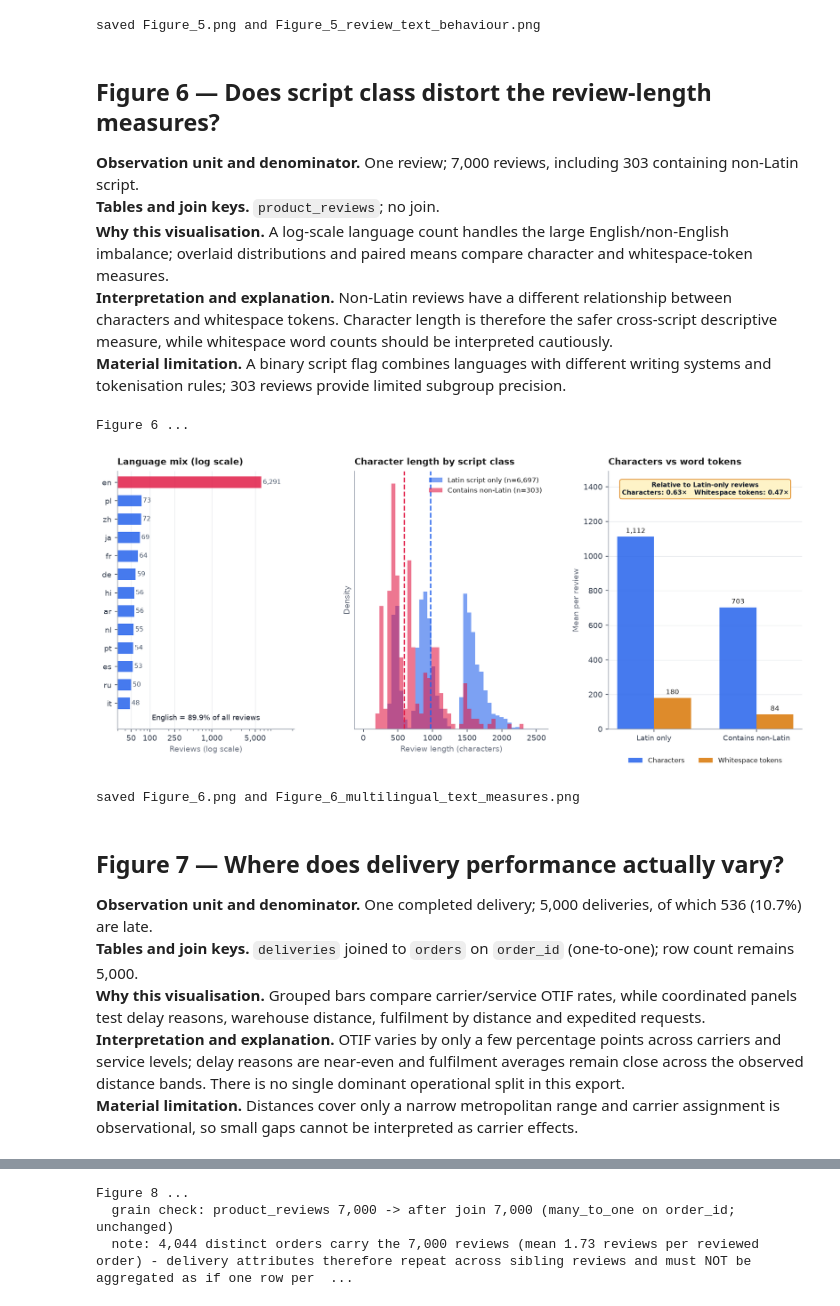
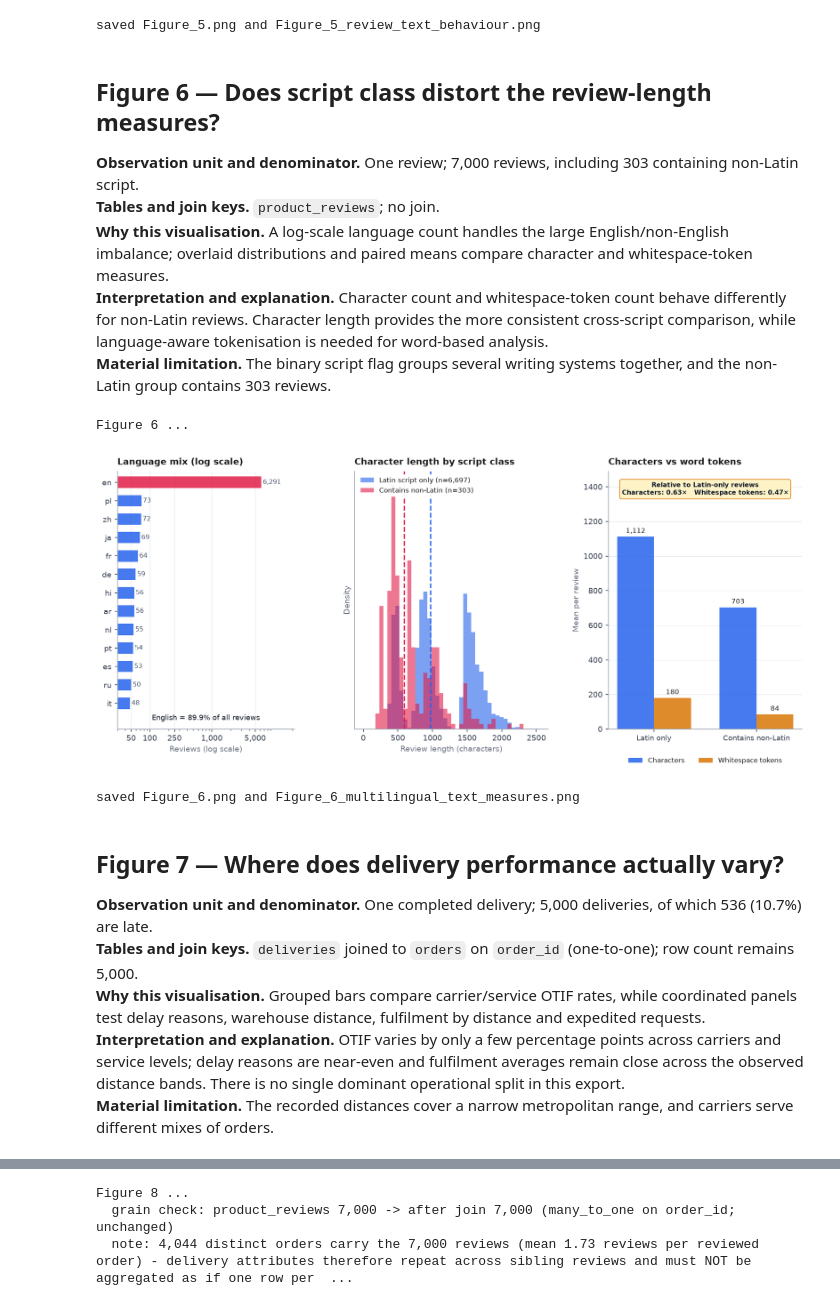
Before and after one commit to ZGHL/FIT5196-A1, a Jupyter notebook: processing/notebooks/Group030_EDA.ipynb, the cells around one changed output, grey strips where cells are left out. Drawn from its saved outputs; the diff is of its cells as text; code cells hidden in the pictures.

Commit message:
Finalize reproducible Group030 submission

```diff
--- a/processing/notebooks/Group030_EDA.ipynb
+++ b/processing/notebooks/Group030_EDA.ipynb
@@ -288,8 +279,8 @@ means = oc.groupby("loyalty_tier")["order_total"].agg(["mean", "sem", "count"]).
 ax.bar(tier_order, means["mean"], yerr=1.96 * means["sem"], capsize=4,
        color=[SEQ[i] for i in range(4)], alpha=0.85, width=0.6,
        error_kw=dict(ecolor=SLATE, lw=1.2))
-for k, (m, n) in enumerate(zip(means["mean"], means["count"])):
-    ax.text(k, m + 130, f"${m:,.0f}", ha="center", fontsize=8.5,
+for k, (m, se, n) in enumerate(zip(means["mean"], means["sem"], means["count"])):
+    ax.text(k, m + 1.96 * se + 70, f"${m:,.0f}", ha="center", fontsize=8.5,
             fontweight="bold", color=INK)
     ax.text(k, 90, f"n={int(n):,}", ha="center", fontsize=7.6, color="white")
 ax.set_ylim(0, means["mean"].max() * 1.30)
@@ -313,15 +304,6 @@ finish(ax, "Customer revenue vs order count", "Orders placed in 2018",
        "Total revenue (AUD)")
 
 _segmed = oc.groupby("customer_segment").order_total.median()
-frame(fig, 2, "Do customer segment and loyalty tier explain order value?",
-      "left/centre: one row per order, n=5,000; right: one row per customer, n=500",
-      "orders \u22c8 customers on customer_id (many-to-one; row count verified unchanged at 5,000)",
-      f"Result: a genuine null. Median order value spans only ${_segmed.max()-_segmed.min():,.0f} across all four segments and the "
-      f"loyalty-tier means (${means['mean'].min():,.0f}-${means['mean'].max():,.0f}) have overlapping 95% confidence intervals, so "
-      f"neither attribute predicts basket size. Customer-level "
-      "revenue is instead driven almost entirely by order frequency (right panel), which fans out linearly with no tier separation.\n"
-      "Limitation: 5,000 orders over only 500 customers averages 10 orders each, so segment cells are wide but customer-level "
-      "points are few; a single 2018 period cannot separate tier effects from tenure, and tier is recorded as-at export, not as-at order.")
 save(fig, 2, "order_value_by_segment_and_loyalty")
 # %% [output]
 Figure 2 ...
@@ -589,23 +553,13 @@ ax.bar(range(len(g)), g["mean"], yerr=1.96 * g["sem"], capsize=5, width=0.55,
 ax.set_xticks(range(len(g)))
 ax.set_xticklabels([f"{i.replace('_',' ')}\n(n={int(n):,})"
                     for i, n in zip(g.index, g["count"])], fontsize=8.3)
-for k, v in enumerate(g["mean"]):
-    ax.text(k, v + 0.06, f"{v:.2f}", ha="center", fontsize=8.5, fontweight="bold")
+for k, (v, se) in enumerate(zip(g["mean"], g["sem"])):
+    ax.text(k, v + 1.96 * se + 0.07, f"{v:.2f}", ha="center", fontsize=8.5, fontweight="bold")
 ax.set_ylim(0, 4.6)
 finish(ax, "Rating by value perception", None, "Mean star rating")
 
 _len_med = reviews.groupby("writing_style").review_length_chars.median()
 _ve = reviews.groupby("value_experience").rating.mean()
-frame(fig, 5, "What drives review length, helpfulness and star rating?",
-      "one row per canonical product review; denominator = 7,000 reviews",
-      "product_reviews (no join required); review_length_chars derived from review_body_clean per the Task 3 cleaning contract",
-      f"Result: ratings skew positive - {pct[4]+pct[5]:.1f}% are 4-5 star against {pct[1]+pct[2]:.1f}% at 1-2 star, so the mean of "
-      f"{reviews.rating.mean():.2f} falls in a thin 3-star middle that few reviewers actually chose. "
-      f"Length is governed by writing style (median {_len_med['concise']:,.0f} chars for 'concise' vs {_len_med['narrative']:,.0f} for 'narrative', "
-      f"a {_len_med['narrative']/_len_med['concise']:.1f}x gap) and is flat across ratings, as is helpfulness. Only stated value perception moves "
-      f"the rating, and modestly ({_ve['poor_value']:.2f} vs {_ve['good_value']:.2f}).\n"
-      "Limitation: writing_style and value_experience are supplied source labels, not derived from the text, so this shows label-to-outcome "
-      "consistency rather than an independent NLP finding. helpful_votes has no exposure denominator - votes are not normalised by views.")
 save(fig, 5, "review_text_behaviour")
 # %% [output]
 Figure 5 ...
@@ -617,8 +571,8 @@ saved Figure_5.png and Figure_5_review_text_behaviour.png
 **Observation unit and denominator.** One review; 7,000 reviews, including 303 containing non-Latin script.
 **Tables and join keys.** `product_reviews`; no join.
 **Why this visualisation.** A log-scale language count handles the large English/non-English imbalance; overlaid distributions and paired means compare character and whitespace-token measures.
-**Interpretation and explanation.** Non-Latin reviews have a different relationship between characters and whitespace tokens. Character length is therefore the safer cross-script descriptive measure, while whitespace word counts should be interpreted cautiously.
-**Material limitation.** A binary script flag combines languages with different writing systems and tokenisation rules; 303 reviews provide limited subgroup precision.
+**Interpretation and explanation.** Character count and whitespace-token count behave differently for non-Latin reviews. Character length provides the more consistent cross-script comparison, while language-aware tokenisation is needed for word-based analysis.
+**Material limitation.** The binary script flag groups several writing systems together, and the non-Latin group contains 303 reviews.
 # %%
 # =============================================================================
 # FIGURE 6 - multilingual text: the script/tokenisation effect
@@ -656,7 +610,8 @@ ax.hist(non.review_length_chars, bins=bins, color=ROSE, alpha=0.60,
         label=f"Contains non-Latin (n={len(non):,})", density=True)
 ax.axvline(lat.review_length_chars.median(), color=BLUE, ls="--", lw=1.6)
 ax.axvline(non.review_length_chars.median(), color=ROSE, ls="--", lw=1.6)
-ax.legend(fontsize=8, loc="upper right")
+ax.legend(fontsize=8, loc="upper left", frameon=True,
+          facecolor="white", edgecolor="none", framealpha=0.95)
 ax.set_yticks([])
 finish(ax, "Character length by script class",
        "Review length (characters)", "Density")
@@ -664,43 +619,34 @@ finish(ax, "Character length by script class",
 ax = fig.add_subplot(gs[0, 2])
 grp = reviews.groupby("contains_non_latin_script")[
     ["review_length_chars", "review_word_count"]].mean()
 grp.index = ["Latin only", "Contains non-Latin"]
 x = np.arange(2)
 w = 0.36
 b1 = ax.bar(x - w/2, grp.review_length_chars, w, color=BLUE, alpha=0.85,
             label="Characters")
 b2 = ax.bar(x + w/2, grp.review_word_count, w, color=AMBER, alpha=0.85,
             label="Whitespace tokens")
 for b in list(b1) + list(b2):
     ax.text(b.get_x() + b.get_width()/2, b.get_height() + 22,
             f"{b.get_height():,.0f}", ha="center", fontsize=8.2, color=INK)
 ax.set_xticks(x)
 ax.set_xticklabels(grp.index, fontsize=8.6)
 ax.set_ylim(0, grp.values.max() * 1.34)
 ax.legend(fontsize=8.4, loc="upper center", bbox_to_anchor=(0.5, -0.085), ncol=2)
 finish(ax, "Characters vs word tokens", None, "Mean per review")
 r_chars = grp.review_length_chars.iloc[1] / grp.review_length_chars.iloc[0]
 r_words = grp.review_word_count.iloc[1] / grp.review_word_count.iloc[0]
 ax.text(0.50, 0.96,
         f"Relative to Latin-only reviews\nCharacters: {r_chars:.2f}×   Whitespace tokens: {r_words:.2f}×",
         transform=ax.transAxes, va="top", ha="center", fontsize=7.6,
         color="#111827", fontweight="bold",
         bbox=dict(facecolor="#fef3c7", edgecolor="#d97706", linewidth=0.8,
                   boxstyle="round,pad=0.35"))
 
-frame(fig, 6, "Does script class distort the review length measures?",
-      "one row per review; denominator = 7,000 reviews (6,697 Latin-only, 303 containing non-Latin letters)",
-      "product_reviews; script class from contains_non_latin_script, both measures derived from review_body_clean",
-      "Result: a measurement artefact, not a behavioural one. Non-Latin reviews average 0.62x the characters of Latin-only reviews but only "
-      "0.46x the whitespace tokens, because CJK and Japanese do not delimit words with spaces - word_count systematically under-counts them. "
-      "Note also that 745 reviews contain non-ASCII characters while only 303 are truly non-Latin: the 442 difference is European diacritics, "
-      "so an ASCII test would have mislabelled them.\n"
-      "Limitation: review_word_count is not comparable across scripts and should not be used for cross-language analysis without a "
-      "script-aware tokeniser. With only 303 non-Latin reviews spread across 13 language codes, per-language cells are too thin to test individually.")
 save(fig, 6, "multilingual_text_measures")
 # %% [output]
 Figure 6 ...
-[figure, old version]
+[figure, new version]
 saved Figure_6.png and Figure_6_multilingual_text_measures.png
 # %% [markdown]
 ## Figure 7 — Where does delivery performance actually vary?
@@ -709,7 +655,7 @@ saved Figure_6.png and Figure_6_multilingual_text_measures.png
 **Tables and join keys.** `deliveries` joined to `orders` on `order_id` (one-to-one); row count remains 5,000.
 **Why this visualisation.** Grouped bars compare carrier/service OTIF rates, while coordinated panels test delay reasons, warehouse distance, fulfilment by distance and expedited requests.
 **Interpretation and explanation.** OTIF varies by only a few percentage points across carriers and service levels; delay reasons are near-even and fulfilment averages remain close across the observed distance bands. There is no single dominant operational split in this export.
-**Material limitation.** Distances cover only a narrow metropolitan range and carrier assignment is observational, so small gaps cannot be interpreted as carrier effects.
+**Material limitation.** The recorded distances cover a narrow metropolitan range, and carriers serve different mixes of orders.
 # %%
 # =============================================================================
 # FIGURE 7 - delivery / operational performance  (JOIN deliveries -> orders)
```
Also changed, not shown: parts of 12 cells of this notebook, 33 other files.
